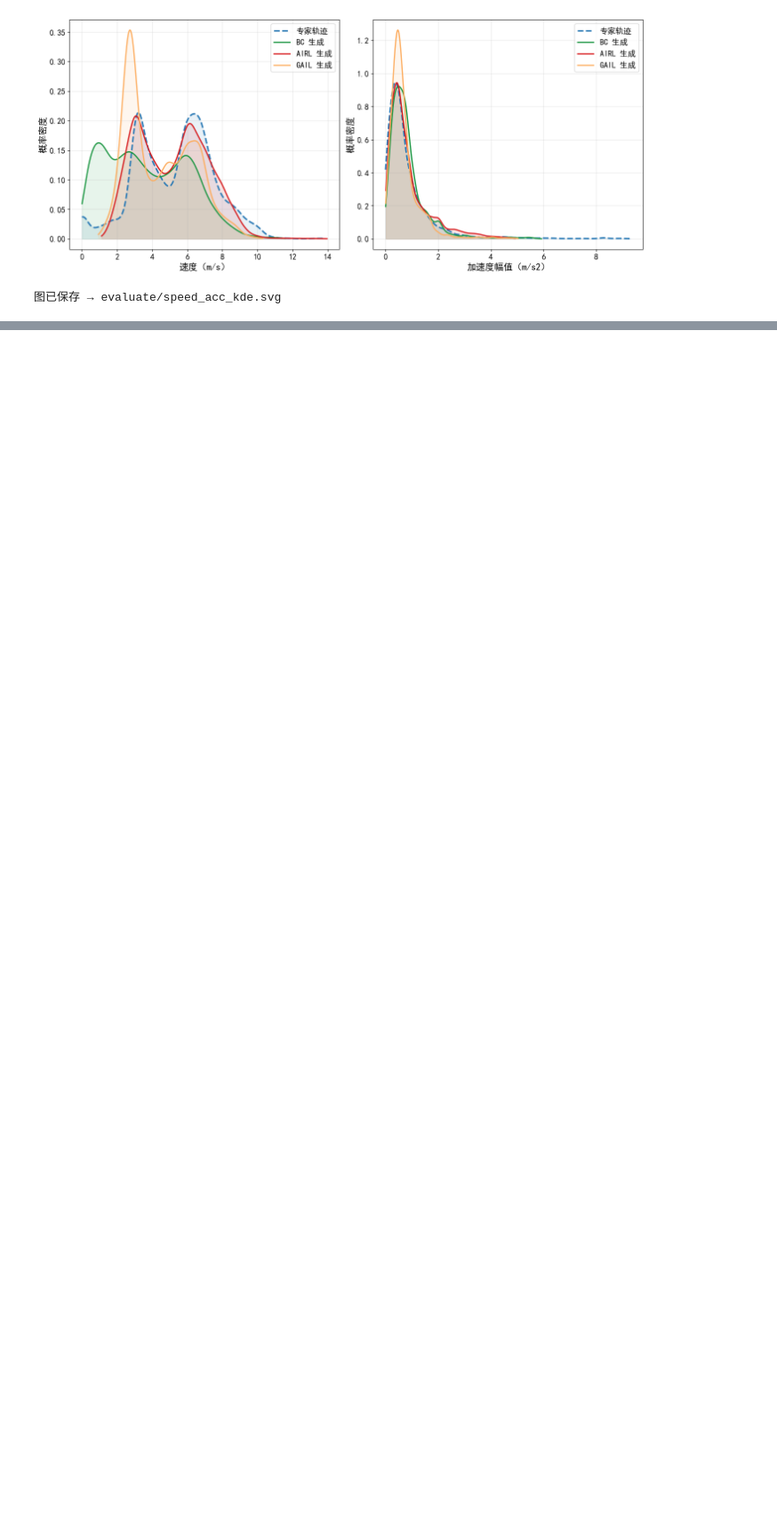
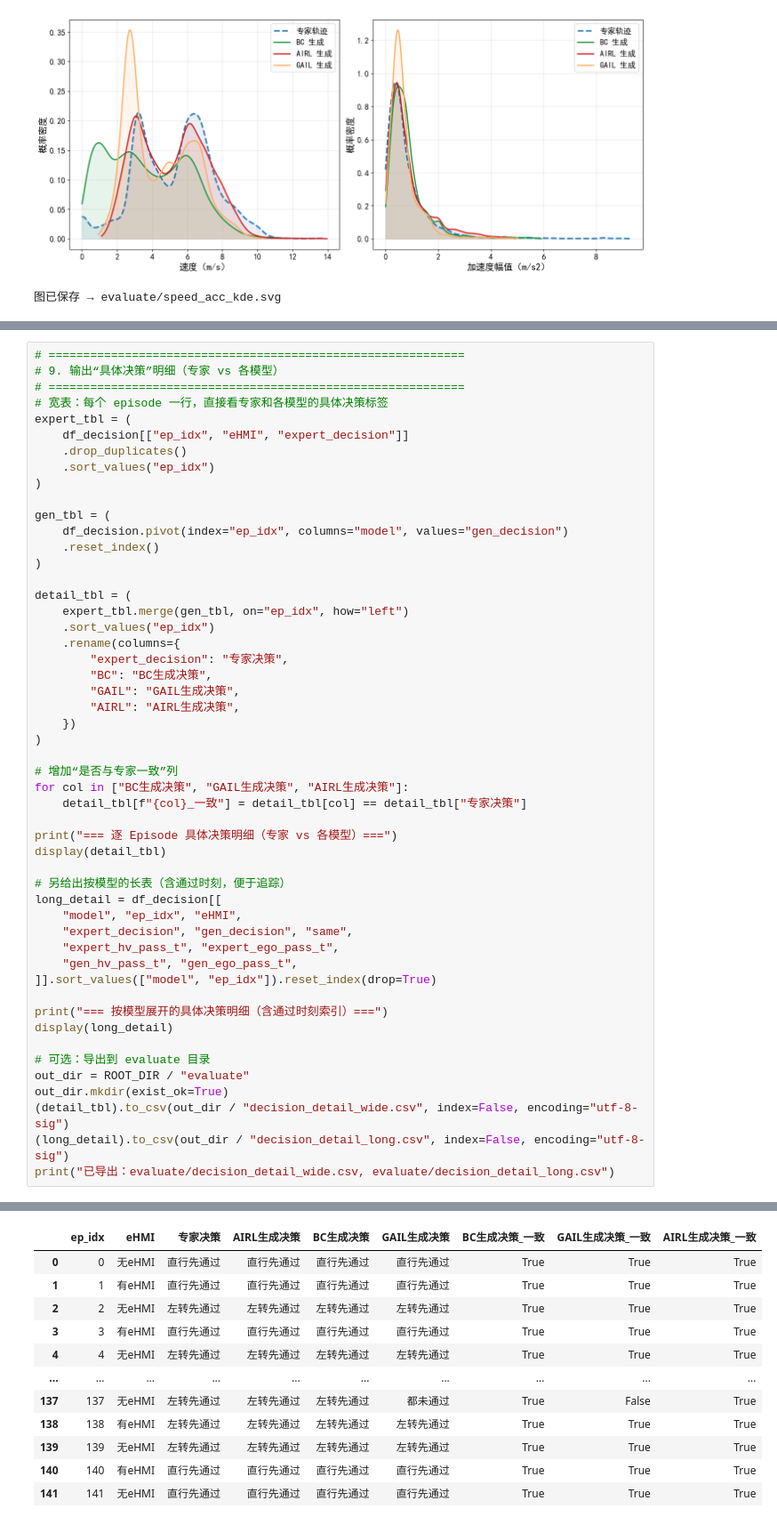
Before and after one commit to Arya2003lm/GAIL_Project, a Jupyter notebook: scripts/result_analysis.ipynb, the cells around one changed output, grey strips where cells are left out. Shown at 89% size. Drawn from its saved outputs; the diff is of its cells as text; blank space fills up the shorter version.

```diff
--- a/scripts/result_analysis.ipynb
+++ b/scripts/result_analysis.ipynb
@@ -343,0 +479,52 @@ print("图已保存 → evaluate/speed_acc_kde.svg")
+# %%
+# ============================================================
+# 9. 输出“具体决策”明细（专家 vs 各模型）
+# ============================================================
+# 宽表：每个 episode 一行，直接看专家和各模型的具体决策标签
+expert_tbl = (
+    df_decision[["ep_idx", "eHMI", "expert_decision"]]
+    .drop_duplicates()
+    .sort_values("ep_idx")
+)
+
+gen_tbl = (
+    df_decision.pivot(index="ep_idx", columns="model", values="gen_decision")
+    .reset_index()
+)
+
+detail_tbl = (
+    expert_tbl.merge(gen_tbl, on="ep_idx", how="left")
+    .sort_values("ep_idx")
+    .rename(columns={
+        "expert_decision": "专家决策",
+        "BC": "BC生成决策",
+        "GAIL": "GAIL生成决策",
+        "AIRL": "AIRL生成决策",
+    })
+)
+
+# 增加“是否与专家一致”列
+for col in ["BC生成决策", "GAIL生成决策", "AIRL生成决策"]:
+    detail_tbl[f"{col}_一致"] = detail_tbl[col] == detail_tbl["专家决策"]
+
+print("=== 逐 Episode 具体决策明细（专家 vs 各模型）===")
+display(detail_tbl)
+
+# 另给出按模型的长表（含通过时刻，便于追踪）
+long_detail = df_decision[[
+    "model", "ep_idx", "eHMI",
+    "expert_decision", "gen_decision", "same",
+    "expert_hv_pass_t", "expert_ego_pass_t",
+    "gen_hv_pass_t", "gen_ego_pass_t",
+]].sort_values(["model", "ep_idx"]).reset_index(drop=True)
+
+print("=== 按模型展开的具体决策明细（含通过时刻索引）===")
+display(long_detail)
+
+# 可选：导出到 evaluate 目录
+out_dir = ROOT_DIR / "evaluate"
+out_dir.mkdir(exist_ok=True)
+(detail_tbl).to_csv(out_dir / "decision_detail_wide.csv", index=False, encoding="utf-8-sig")
+(long_detail).to_csv(out_dir / "decision_detail_long.csv", index=False, encoding="utf-8-sig")
+print("已导出：evaluate/decision_detail_wide.csv, evaluate/decision_detail_long.csv")
+# %% [output]
@@ -343,0 +532,12 @@ print("图已保存 → evaluate/speed_acc_kde.svg")
+|  | ep_idx | eHMI | 专家决策 | AIRL生成决策 | BC生成决策 | GAIL生成决策 | BC生成决策_一致 | GAIL生成决策_一致 | AIRL生成决策_一致 |
+| 0 | 0 | 无eHMI | 直行先通过 | 直行先通过 | 直行先通过 | 直行先通过 | True | True | True |
+| 1 | 1 | 有eHMI | 直行先通过 | 直行先通过 | 直行先通过 | 直行先通过 | True | True | True |
+| 2 | 2 | 无eHMI | 左转先通过 | 左转先通过 | 左转先通过 | 左转先通过 | True | True | True |
+| 3 | 3 | 有eHMI | 直行先通过 | 直行先通过 | 直行先通过 | 直行先通过 | True | True | True |
+| 4 | 4 | 无eHMI | 左转先通过 | 左转先通过 | 左转先通过 | 左转先通过 | True | True | True |
+| ... | ... | ... | ... | ... | ... | ... | ... | ... | ... |
+| 137 | 137 | 无eHMI | 左转先通过 | 左转先通过 | 左转先通过 | 都未通过 | True | False | True |
+| 138 | 138 | 有eHMI | 左转先通过 | 左转先通过 | 左转先通过 | 左转先通过 | True | True | True |
+| 139 | 139 | 无eHMI | 左转先通过 | 左转先通过 | 左转先通过 | 左转先通过 | True | True | True |
+| 140 | 140 | 有eHMI | 直行先通过 | 直行先通过 | 直行先通过 | 直行先通过 | True | True | True |
+| 141 | 141 | 无eHMI | 直行先通过 | 直行先通过 | 直行先通过 | 直行先通过 | True | True | True |
```
Also changed, not shown: parts of 2 cells of this notebook, 2 other files.
